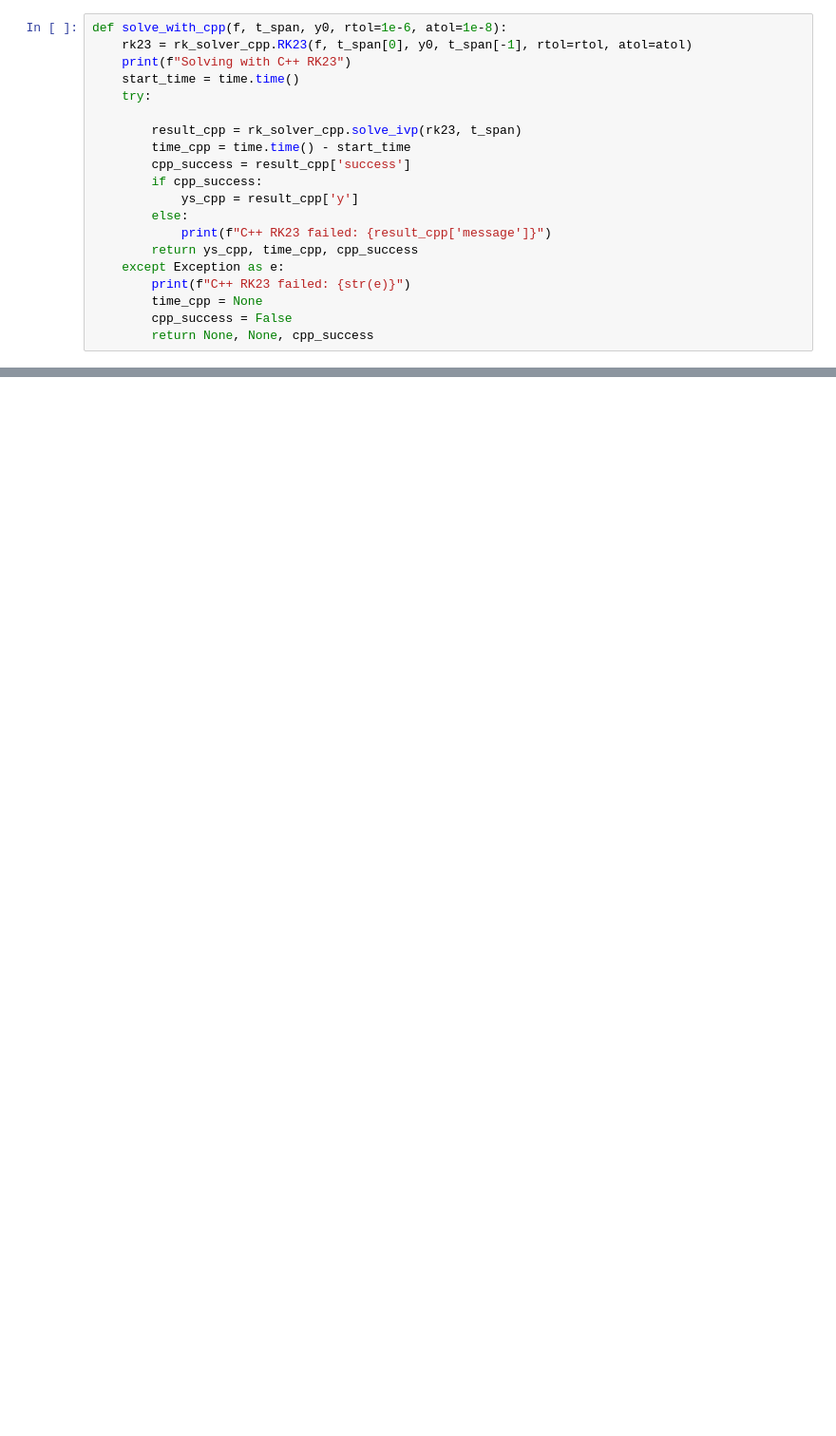
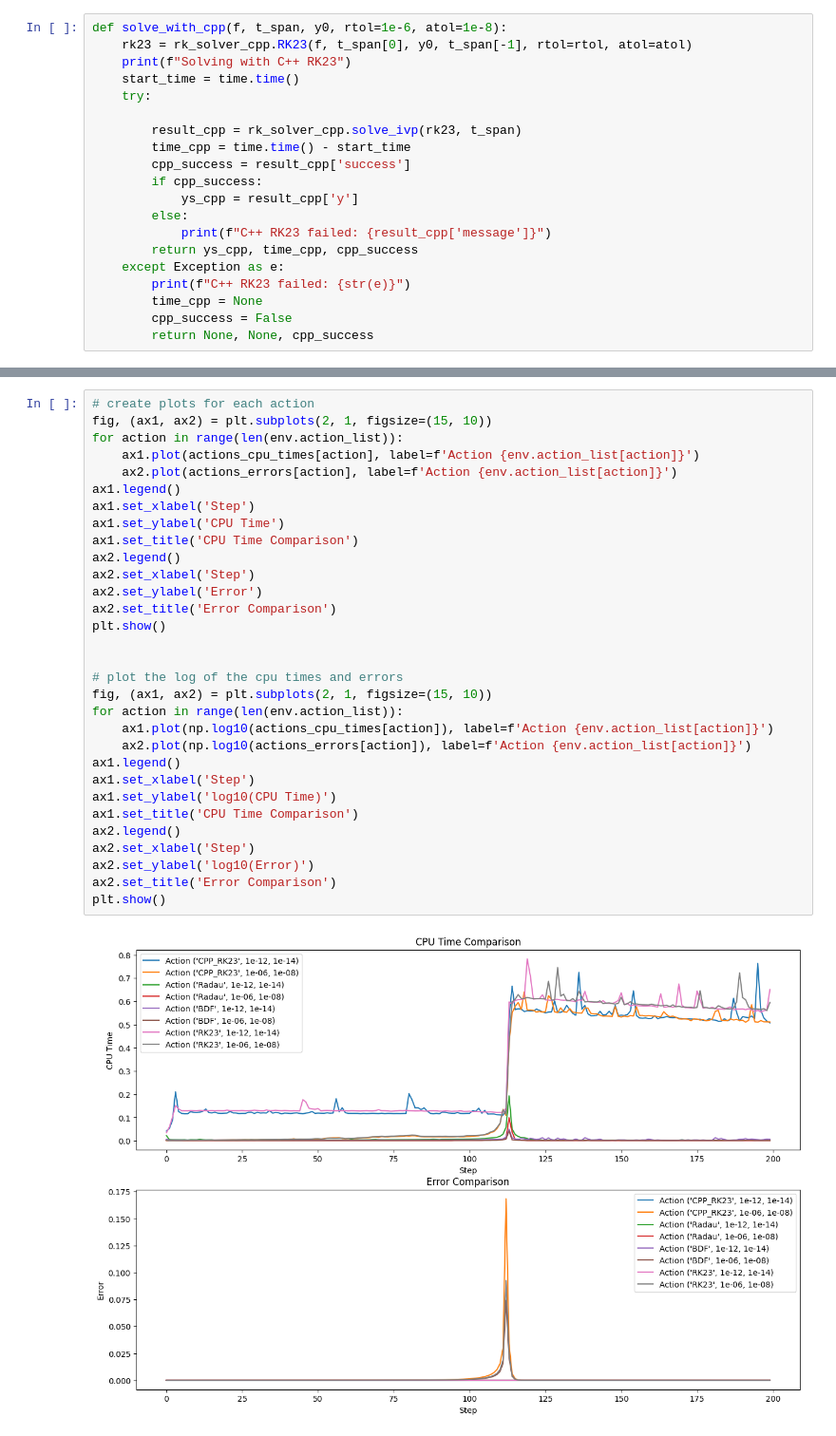
Before and after one commit to elotech47/rk-solvers, a Jupyter notebook: integrator.ipynb, the cells around one changed output, grey strips where cells are left out. Shown at 95% size. Cells and saved outputs as stored; diff of their text form; blank space fills up the shorter version.

```diff
--- a/integrator.ipynb
+++ b/integrator.ipynb
@@ -71,0 +892,33 @@ Solving with C++ RK23
+# %%
+# create plots for each action
+fig, (ax1, ax2) = plt.subplots(2, 1, figsize=(15, 10))
+for action in range(len(env.action_list)):
+    ax1.plot(actions_cpu_times[action], label=f'Action {env.action_list[action]}')
+    ax2.plot(actions_errors[action], label=f'Action {env.action_list[action]}')
+ax1.legend()
+ax1.set_xlabel('Step')
+ax1.set_ylabel('CPU Time')
+ax1.set_title('CPU Time Comparison')
+ax2.legend()
+ax2.set_xlabel('Step')
+ax2.set_ylabel('Error')
+ax2.set_title('Error Comparison')
+plt.show()
+
+
+# plot the log of the cpu times and errors
+fig, (ax1, ax2) = plt.subplots(2, 1, figsize=(15, 10))
+for action in range(len(env.action_list)):
+    ax1.plot(np.log10(actions_cpu_times[action]), label=f'Action {env.action_list[action]}')
+    ax2.plot(np.log10(actions_errors[action]), label=f'Action {env.action_list[action]}')
+ax1.legend()
+ax1.set_xlabel('Step')
+ax1.set_ylabel('log10(CPU Time)')
+ax1.set_title('CPU Time Comparison')
+ax2.legend()
+ax2.set_xlabel('Step')
+ax2.set_ylabel('log10(Error)')
+ax2.set_title('Error Comparison')
+plt.show()
+# %% [output]
+[figure, added]
```
Also changed, not shown: parts of 22 cells of this notebook, 18 other files.
